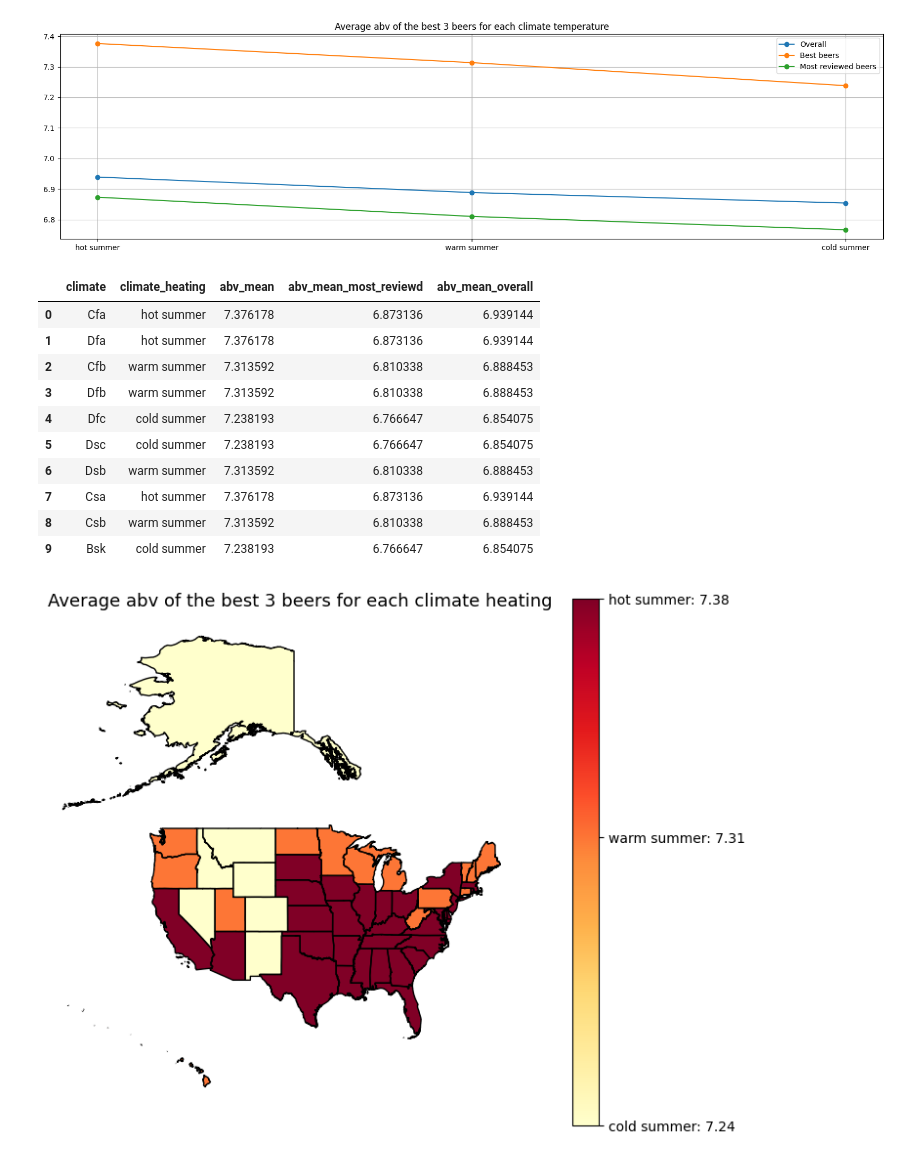
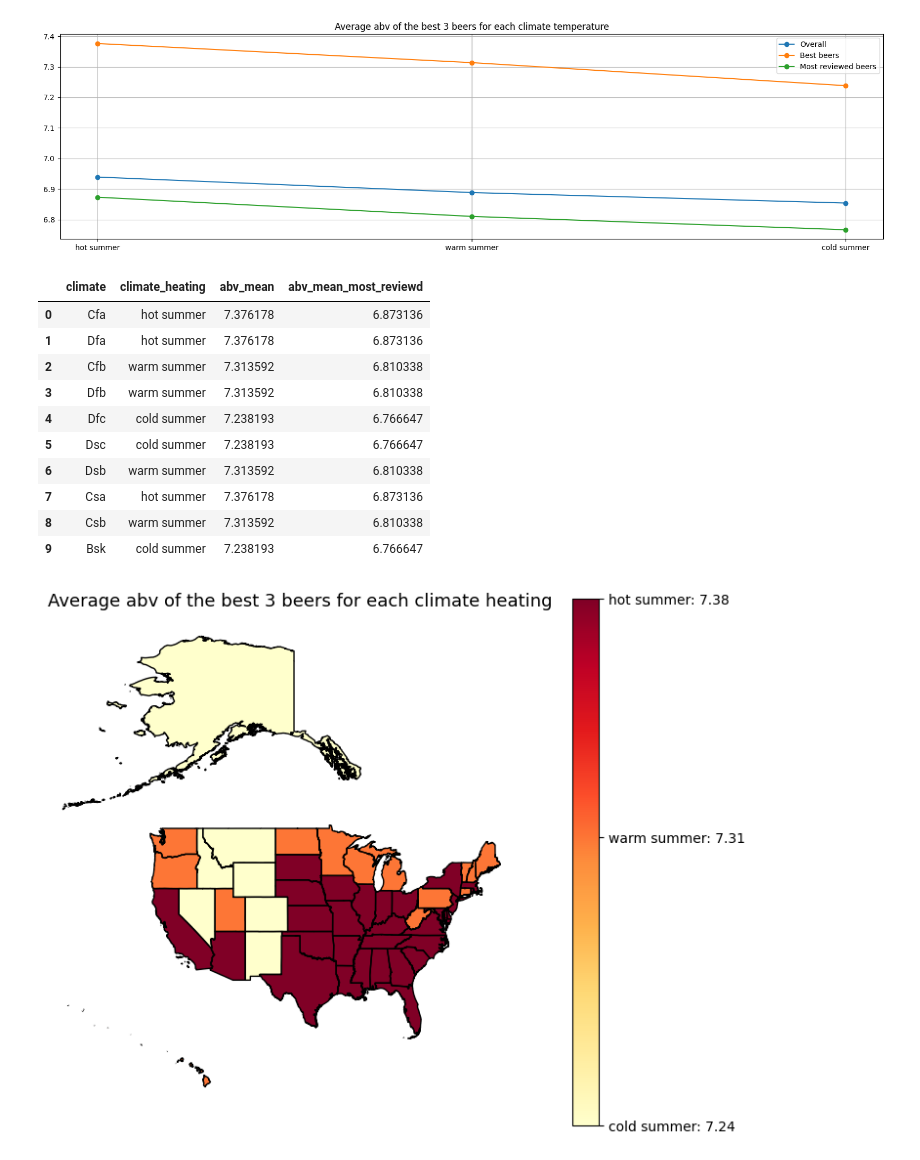
Before and after one commit to epfl-ada/ada-2023-project-riskybiscuits, a Jupyter notebook: abv_and_climate.ipynb, the cells around one changed output. Cells and saved outputs as stored; diff of their text form; code cells hidden in the pictures.

```diff
--- a/abv_and_climate.ipynb
+++ b/abv_and_climate.ipynb
@@ -844,44 +818,40 @@ plt.show()
 # %%
 # load the df with the climate classified
 climate_classified = pd.read_csv("data/climate_classified.csv")
 
 # create a df with all the cliate in a column,
 # in the second the corresponding climate precipitation a
 climate_names_heating = pd.DataFrame(
     us_abv_ratings["climate"].unique(), columns=["climate"]
 )
 climate_names_heating["climate_heating"] = climate_names_heating["climate"].map(
     climate_classified.set_index("climate")["heat_level"]
 )
 # in the third the average abv of the best 3 beers for each climate scheme
 climate_names_heating["abv_mean"] = climate_names_heating["climate_heating"].map(
     best_beers_temperature_abv
 )
 climate_names_heating.head(10)
 
 # in the fourth the average abv of the most reviewed beers for each climate scheme
 climate_names_heating["abv_mean_most_reviewd"] = climate_names_heating[
     "climate_heating"
 ].map(most_reviewed_temperature_abv)
 
-# in the fifth the average abv of all the beers for each climate scheme
-climate_names_heating["abv_mean_overall"] = climate_names_heating[
-    "climate_heating"
-].map(mean_abv_overall)
 
 climate_names_heating.head(10)
 # %% [output]
-|  | climate | climate_heating | abv_mean | abv_mean_most_reviewd | abv_mean_overall |
-| 0 | Cfa | hot summer | 7.376178 | 6.873136 | 6.939144 |
-| 1 | Dfa | hot summer | 7.376178 | 6.873136 | 6.939144 |
-| 2 | Cfb | warm summer | 7.313592 | 6.810338 | 6.888453 |
-| 3 | Dfb | warm summer | 7.313592 | 6.810338 | 6.888453 |
-| 4 | Dfc | cold summer | 7.238193 | 6.766647 | 6.854075 |
-| 5 | Dsc | cold summer | 7.238193 | 6.766647 | 6.854075 |
-| 6 | Dsb | warm summer | 7.313592 | 6.810338 | 6.888453 |
-| 7 | Csa | hot summer | 7.376178 | 6.873136 | 6.939144 |
-| 8 | Csb | warm summer | 7.313592 | 6.810338 | 6.888453 |
-| 9 | Bsk | cold summer | 7.238193 | 6.766647 | 6.854075 |
+|  | climate | climate_heating | abv_mean | abv_mean_most_reviewd |
+| 0 | Cfa | hot summer | 7.376178 | 6.873136 |
+| 1 | Dfa | hot summer | 7.376178 | 6.873136 |
+| 2 | Cfb | warm summer | 7.313592 | 6.810338 |
+| 3 | Dfb | warm summer | 7.313592 | 6.810338 |
+| 4 | Dfc | cold summer | 7.238193 | 6.766647 |
+| 5 | Dsc | cold summer | 7.238193 | 6.766647 |
+| 6 | Dsb | warm summer | 7.313592 | 6.810338 |
+| 7 | Csa | hot summer | 7.376178 | 6.873136 |
+| 8 | Csb | warm summer | 7.313592 | 6.810338 |
+| 9 | Bsk | cold summer | 7.238193 | 6.766647 |
 # %%
 plot_climate_stats(
     climate_names_heating,
```
Also changed, not shown: parts of 6 cells of this notebook.
